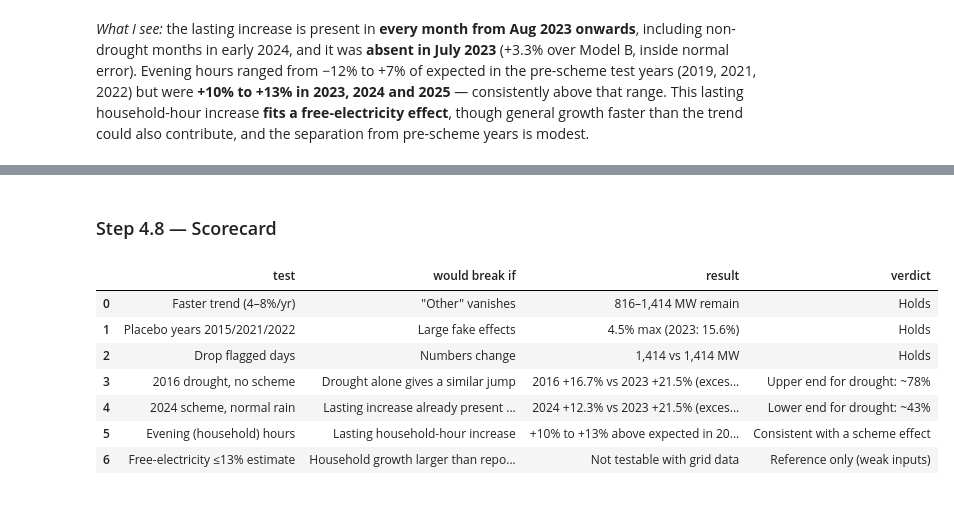
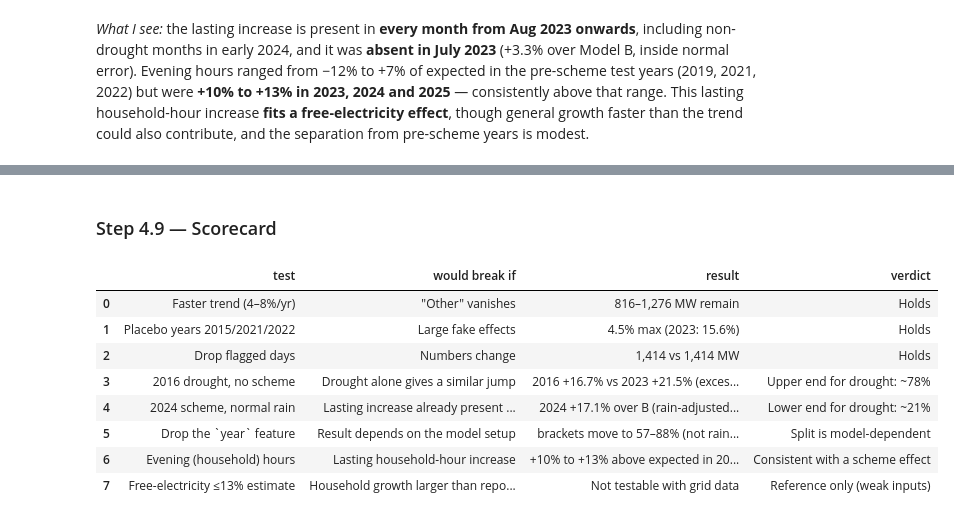
Before and after one commit to aravindanand2019-sudo/karnataka-power-2023, a Jupyter notebook: notebooks/07_robustness_checks.ipynb, the cells around one changed output, grey strips where cells are left out. Cells and saved outputs as stored; diff of their text form; code cells hidden in the pictures.

```diff
--- a/notebooks/07_robustness_checks.ipynb
+++ b/notebooks/07_robustness_checks.ipynb
@@ -312,22 +365,24 @@ plt.tight_layout(); plots.save(fig, "07_revised_ranges"); plt.show()
 # %% [markdown]
-### Step 4.8 — Scorecard
+### Step 4.9 — Scorecard
 # %%
 score = pd.DataFrame([
-    ["Faster trend (4–8%/yr)", "\"Other\" vanishes", f"{t1['unexplained vs B (MW)'].min():,.0f}–{t1['unexplained vs B (MW)'].max():,.0f} MW remain", "Holds"],
+    ["Faster trend (4–8%/yr)", "\"Other\" vanishes", f"{t1.iloc[1:]['unexplained vs B (MW)'].min():,.0f}–{t1.iloc[1:]['unexplained vs B (MW)'].max():,.0f} MW remain", "Holds"],
     ["Placebo years 2015/2021/2022", "Large fake effects", f"{t2.loc[[2015, 2021, 2022], 'unexplained vs B %'].abs().max():.1f}% max (2023: {main['unexplained vs B %']:.1f}%)", "Holds"],
     ["Drop flagged days", "Numbers change", f"{t3.iloc[1]['unexplained vs B (MW)']:,.0f} vs {t3.iloc[0]['unexplained vs B (MW)']:,.0f} MW", "Holds"],
-    ["2016 drought, no scheme", "Drought alone gives a similar jump", f"2016 +{ex16:.1f}% vs 2023 +{ex23:.1f}% (excess over A)", "Upper end for drought: ~78%"],
-    ["2024 scheme, normal rain", "Lasting increase already present in 2023", f"2024 +{ex24:.1f}% vs 2023 +{ex23:.1f}% (excess over A)", "Lower end for drought: ~43%"],
+    ["2016 drought, no scheme", "Drought alone gives a similar jump", f"2016 +{ex16:.1f}% vs 2023 +{ex23:.1f}% (excess over A)", f"Upper end for drought: ~{d_hi:.0f}%"],
+    ["2024 scheme, normal rain", "Lasting increase already present in 2023", f"2024 +{lasting24:.1f}% over B (rain-adjusted) vs 2023 +{ex23:.1f}% over A", f"Lower end for drought: ~{d_lo:.0f}%"],
+    ["Drop the `year` feature", "Result depends on the model setup", f"brackets move to {ny_lo_A:.0f}–{ny_hi:.0f}% (not rain-adjusted); lasting increase stays +15–18%", "Split is model-dependent"],
     ["Evening (household) hours", "Lasting household-hour increase", f"+{eve.loc[2023]:.0f}% to +{eve.loc[2025]:.0f}% above expected in 2023–25", "Consistent with a scheme effect"],
     ["Free-electricity ≤13% estimate", "Household growth larger than reported", "Not testable with grid data", "Reference only (weak inputs)"],
 ], columns=["test", "would break if", "result", "verdict"])
 score
 # %% [output]
 |  | test | would break if | result | verdict |
-| 0 | Faster trend (4–8%/yr) | "Other" vanishes | 816–1,414 MW remain | Holds |
+| 0 | Faster trend (4–8%/yr) | "Other" vanishes | 816–1,276 MW remain | Holds |
 | 1 | Placebo years 2015/2021/2022 | Large fake effects | 4.5% max (2023: 15.6%) | Holds |
 | 2 | Drop flagged days | Numbers change | 1,414 vs 1,414 MW | Holds |
 | 3 | 2016 drought, no scheme | Drought alone gives a similar jump | 2016 +16.7% vs 2023 +21.5% (exces... | Upper end for drought: ~78% |
-| 4 | 2024 scheme, normal rain | Lasting increase already present ... | 2024 +12.3% vs 2023 +21.5% (exces... | Lower end for drought: ~43% |
-| 5 | Evening (household) hours | Lasting household-hour increase | +10% to +13% above expected in 20... | Consistent with a scheme effect |
-| 6 | Free-electricity ≤13% estimate | Household growth larger than repo... | Not testable with grid data | Reference only (weak inputs) |
+| 4 | 2024 scheme, normal rain | Lasting increase already present ... | 2024 +17.1% over B (rain-adjusted... | Lower end for drought: ~21% |
+| 5 | Drop the `year` feature | Result depends on the model setup | brackets move to 57–88% (not rain... | Split is model-dependent |
+| 6 | Evening (household) hours | Lasting household-hour increase | +10% to +13% above expected in 20... | Consistent with a scheme effect |
+| 7 | Free-electricity ≤13% estimate | Household growth larger than repo... | Not testable with grid data | Reference only (weak inputs) |
```
Also changed, not shown: parts of 16 cells of this notebook, 8 other files.
